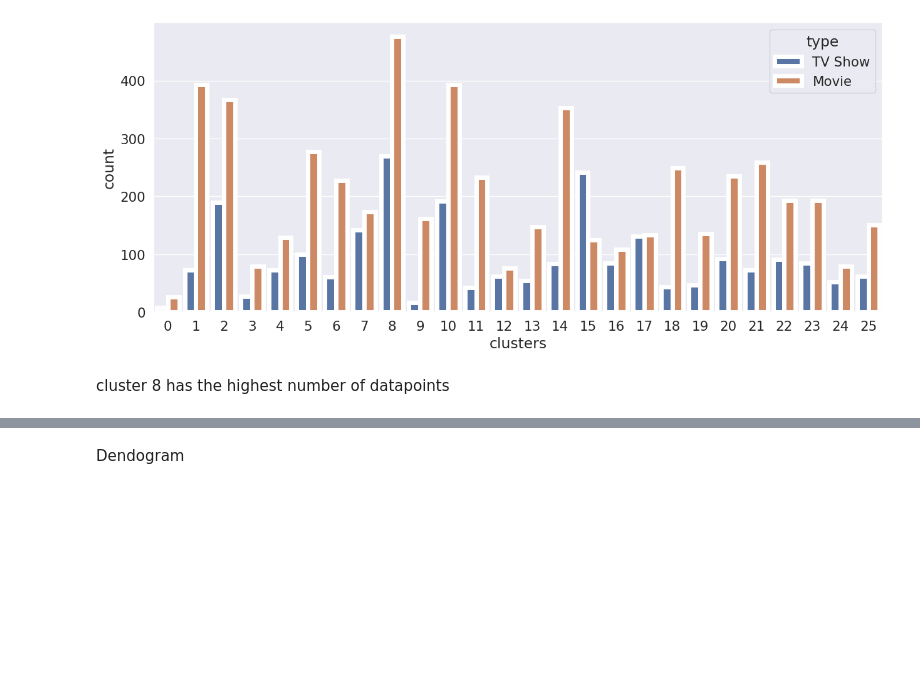
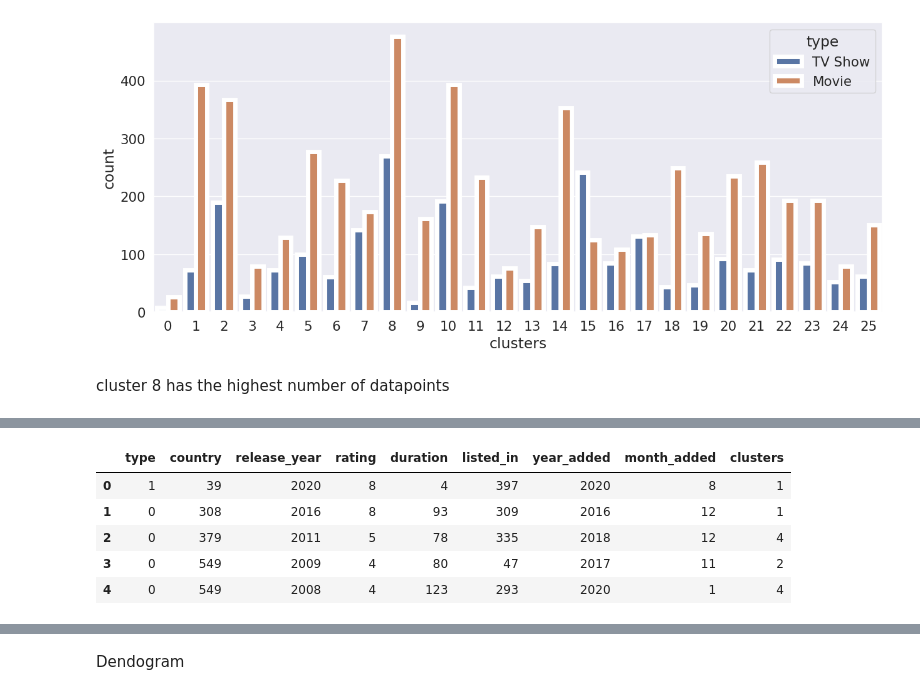
Before and after one commit to ambika1us/NETFLIX-MOVIES-AND-TV-SHOWS-CLUSTERING, a Jupyter notebook: Capstone_Project_Unsupervised_Learning.ipynb, the cells around one changed output, grey strips where cells are left out. Cells and saved outputs as stored; diff of their text form; code cells hidden in the pictures; blank space fills up the shorter version.

```diff
--- a/Capstone_Project_Unsupervised_Learning.ipynb
+++ b/Capstone_Project_Unsupervised_Learning.ipynb
@@ -1122,0 +1145,11 @@ cluster 8 has the highest number of datapoints
+# %%
+len(kmeans.labels_)
+new_fx_df['clusters']=kmeans.labels_
+new_fx_df.head()
+# %% [output]
+|  | type | country | release_year | rating | duration | listed_in | year_added | month_added | clusters |
+| 0 | 1 | 39 | 2020 | 8 | 4 | 397 | 2020 | 8 | 1 |
+| 1 | 0 | 308 | 2016 | 8 | 93 | 309 | 2016 | 12 | 1 |
+| 2 | 0 | 379 | 2011 | 5 | 78 | 335 | 2018 | 12 | 4 |
+| 3 | 0 | 549 | 2009 | 4 | 80 | 47 | 2017 | 11 | 2 |
+| 4 | 0 | 549 | 2008 | 4 | 123 | 293 | 2020 | 1 | 4 |
```
Also changed, not shown: parts of 7 cells of this notebook.
